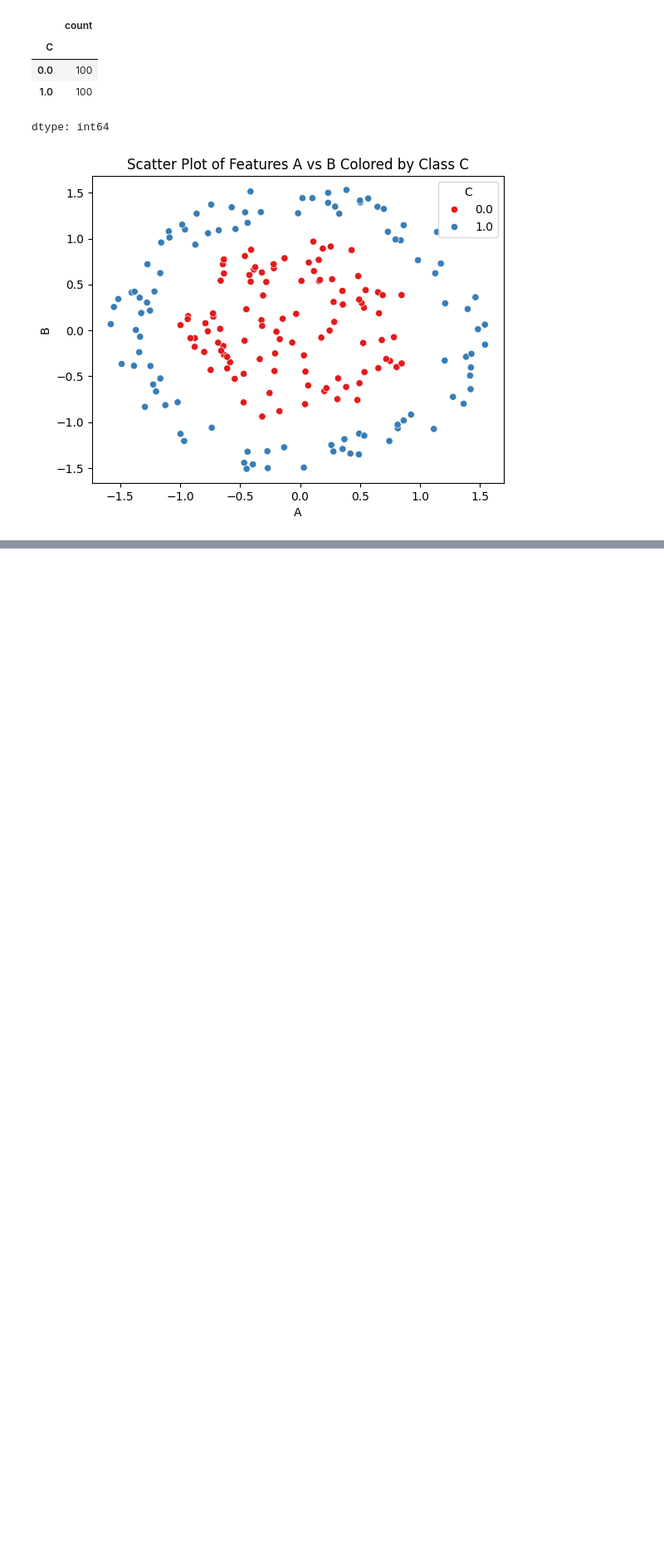
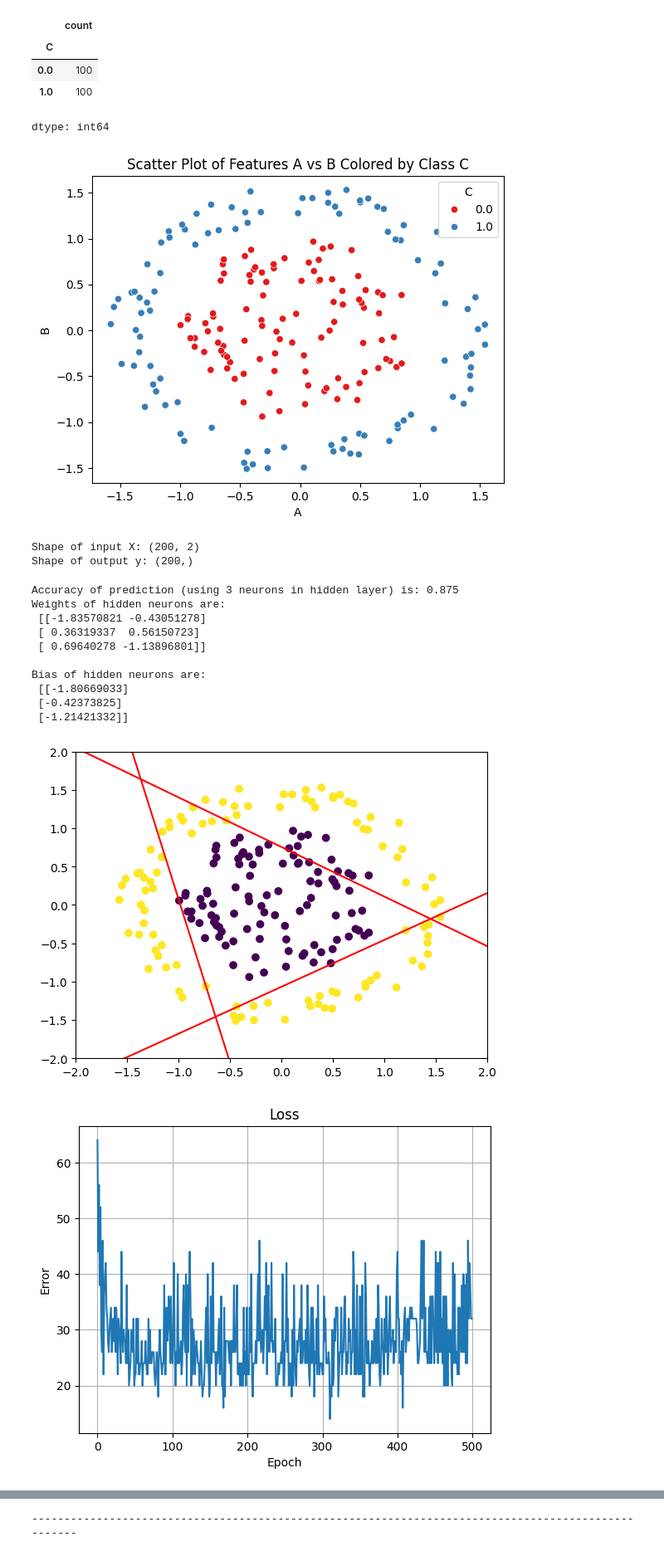
Before and after one commit to mjmousavi97/Deep-Learning-Tehran-uni, a Jupyter notebook: HomeWorks/01 HW/Q3.ipynb, the cells around one changed output, grey strips where cells are left out. Shown at 83% size. Saved outputs shown, nothing was run; the diff lists cells and outputs as text; code cells hidden in the pictures; blank space fills up the shorter version.

```diff
--- a/HomeWorks/01 HW/Q3.ipynb
+++ b/HomeWorks/01 HW/Q3.ipynb
@@ -227,0 +240,56 @@ class Madaline:
+# %%
+X = df.loc[:, ['A', 'B']].to_numpy()
+y = df.loc[:, 'C'].to_numpy().astype(int)
+
+print(f'Shape of input X: {X.shape}')
+print(f'Shape of output y: {y.shape}')
+# %% [output]
+Shape of input X: (200, 2)
+Shape of output y: (200,)
+# %%
+# Change label=0 to label=1
+y[y == 0] = -1
+# %%
+X_train, X_test, y_train, y_test = train_test_split(X, y, test_size=0.2, random_state=42)
+# %%
+num_hidden_neurons = [3, 4, 10]
+
+for i in range(3):
+    madaline = Madaline(num_of_neurons=num_hidden_neurons[i])
+    madaline.fit(X=X_train, y=y_train)
+    pred = madaline.predict(X_test)
+
+    acc = accuracy_score(y_test, pred)
+    print(f"Accuracy of prediction (using {num_hidden_neurons[i]} neurons in hidden layer) is:", acc)
+    print(f'Weights of hidden neurons are: \n {madaline.weights}\n')
+    print(f'Bias of hidden neurons are: \n {madaline.b1} \n')
+
+#plot lines and errors of madaline models
+    for i in range(num_hidden_neurons[i]):
+        plt.axline((0, float(-madaline.b1[i] / madaline.weights[i][1])), slope=-madaline.weights[i][0] / madaline.weights[i][1], color="r")
+    plt.scatter(X[:,0], X[:,1], c=y.reshape(-1))
+    plt.xlim([-2, 2])
+    plt.ylim([-2, 2])
+    plt.show()
+
+    plt.plot(madaline.cost_)
+    plt.title('Loss')
+    plt.xlabel('Epoch')
+    plt.ylabel('Error')
+    plt.grid()
+    plt.show()
+
+    print('-' * 100)
+# %% [output]
+Accuracy of prediction (using 3 neurons in hidden layer) is: 0.875
+Weights of hidden neurons are:
+ [[-1.83570821 -0.43051278]
+ [ 0.36319337  0.56150723]
+ [ 0.69640278 -1.13896801]]
+
+Bias of hidden neurons are:
+ [[-1.80669033]
+ [-0.42373825]
+ [-1.21421332]]
+[figure, added]
+[figure, added]
@@ -227,0 +331 @@ class Madaline:
+----------------------------------------------------------------------------------------------------
```
Also changed, not shown: parts of 3 cells of this notebook.
